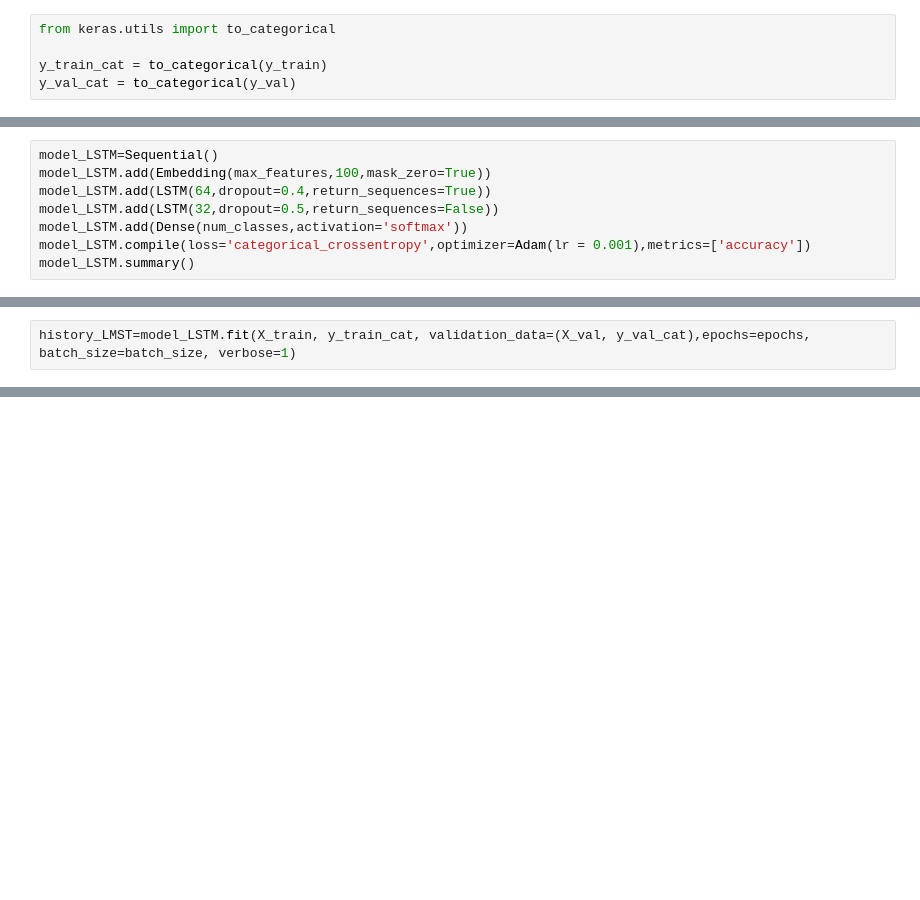
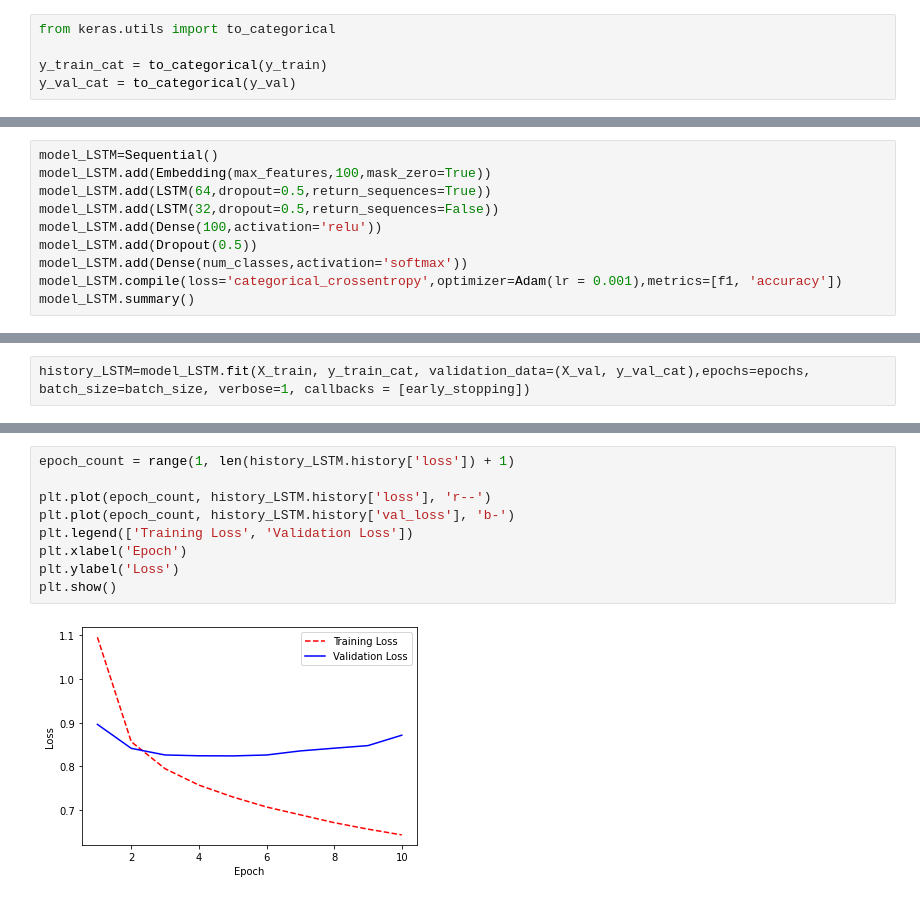
Before and after one commit to tuananh0305/Sentiment_Analysis, a Jupyter notebook: Sentiment_Analysis_Kaggle.ipynb, the cells around one changed output, grey strips where cells are left out. Saved outputs shown, nothing was run; the diff lists cells and outputs as text; blank space fills up the shorter version.

```diff
--- a/Sentiment_Analysis_Kaggle.ipynb
+++ b/Sentiment_Analysis_Kaggle.ipynb
@@ -316,9 +380,11 @@ weighted avg       0.68      0.66      0.67     31212
 # %%
 model_LSTM=Sequential()
 model_LSTM.add(Embedding(max_features,100,mask_zero=True))
-model_LSTM.add(LSTM(64,dropout=0.4,return_sequences=True))
+model_LSTM.add(LSTM(64,dropout=0.5,return_sequences=True))
 model_LSTM.add(LSTM(32,dropout=0.5,return_sequences=False))
+model_LSTM.add(Dense(100,activation='relu'))
+model_LSTM.add(Dropout(0.5))
 model_LSTM.add(Dense(num_classes,activation='softmax'))
-model_LSTM.compile(loss='categorical_crossentropy',optimizer=Adam(lr = 0.001),metrics=['accuracy'])
+model_LSTM.compile(loss='categorical_crossentropy',optimizer=Adam(lr = 0.001),metrics=[f1, 'accuracy'])
 model_LSTM.summary()
 # %% [output]
@@ -339,6 +409,6 @@ Trainable params: 1,354,821
 Non-trainable params: 0
 _________________________________________________________________
 # %%
-history_LMST=model_LSTM.fit(X_train, y_train_cat, validation_data=(X_val, y_val_cat),epochs=epochs, batch_size=batch_size, verbose=1)
+history_LSTM=model_LSTM.fit(X_train, y_train_cat, validation_data=(X_val, y_val_cat),epochs=epochs, batch_size=batch_size, verbose=1, callbacks = [early_stopping])
 # %% [output]
 Train on 124848 samples, validate on 31212 samples
@@ -351,3 +431,14 @@ Epoch 3/3
+# %%
+epoch_count = range(1, len(history_LSTM.history['loss']) + 1)
+
+plt.plot(epoch_count, history_LSTM.history['loss'], 'r--')
+plt.plot(epoch_count, history_LSTM.history['val_loss'], 'b-')
+plt.legend(['Training Loss', 'Validation Loss'])
+plt.xlabel('Epoch')
+plt.ylabel('Loss')
+plt.show()
+# %% [output]
+[figure, added]
 # %%
 y_val_pred = model_LSTM.predict_classes(X_val, verbose=1)
 print(classification_report( y_val_pred , y_val))
```
Also changed, not shown: parts of 28 cells of this notebook.
